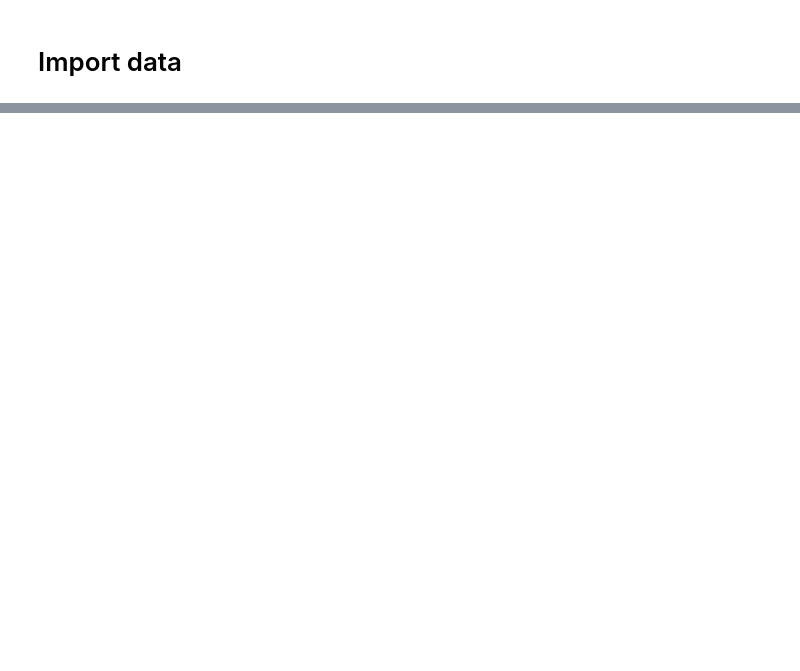
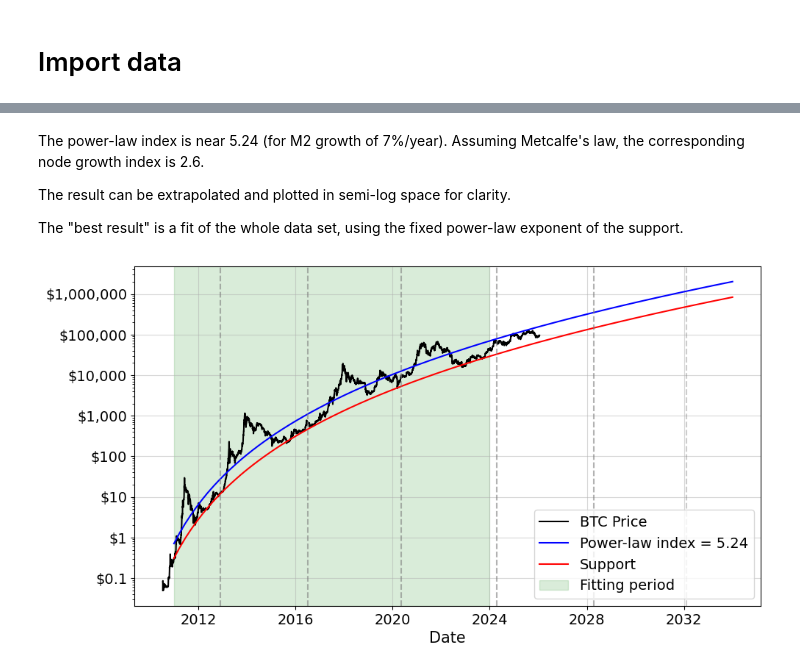
Before and after one commit to tristanbouchet/BTC-price-predict, a Jupyter notebook: btc_fit.ipynb, the cells around one changed output, grey strips where cells are left out. Saved outputs shown, nothing was run; the diff lists cells and outputs as text; code cells hidden in the pictures; blank space fills up the shorter version.

```diff
--- a/btc_fit.ipynb
+++ b/btc_fit.ipynb
@@ -437,0 +42,7 @@ NVDA wins by 11.39%
+# %%
+yaxis = 'Price_GEN' # either use M2-adjusted price ('Price_GEN', recommended), or real prices ('Price')
+qr = .1 # fraction of data to keep for quantile fit of support (< 1)
+date_fit_start, date_fit_end = '2011-01-01', '2024-01-01'
+
+result_qr, result_support, result_all = fit_PL_loglog(btc_price, quantile=qr, date_fit_start=date_fit_start, date_fit_end=date_fit_end, yaxis=yaxis)
+best_PL, support_PL = PL(result_all), PL(result_support)
@@ -437,0 +53,13 @@ NVDA wins by 11.39%
+# %% [markdown]
+The power-law index is near 5.24 (for M2 growth of 7%/year). Assuming Metcalfe's law, the corresponding node growth index is 2.6.
+
+The result can be extrapolated and plotted in semi-log space for clarity.
+
+The "best result" is a fit of the whole data set, using the fixed power-law exponent of the support.
+# %%
+day_extra = 10 * 365 # number of days to extrapolate model
+loglogplot = 0
+df_best, df_support, btc_all_halving = extrapolate_PL(yaxis, best_PL, support_PL, btc_price, day_extra, date_fit_start, date_fit_end,
+                                                      m2_growth_rate, btc_halving_daygen, halving_mean_duration, loglogplot)
+# %% [output]
+[figure, added]
```
Also changed, not shown: parts of 34 cells of this notebook, 5 other files.
